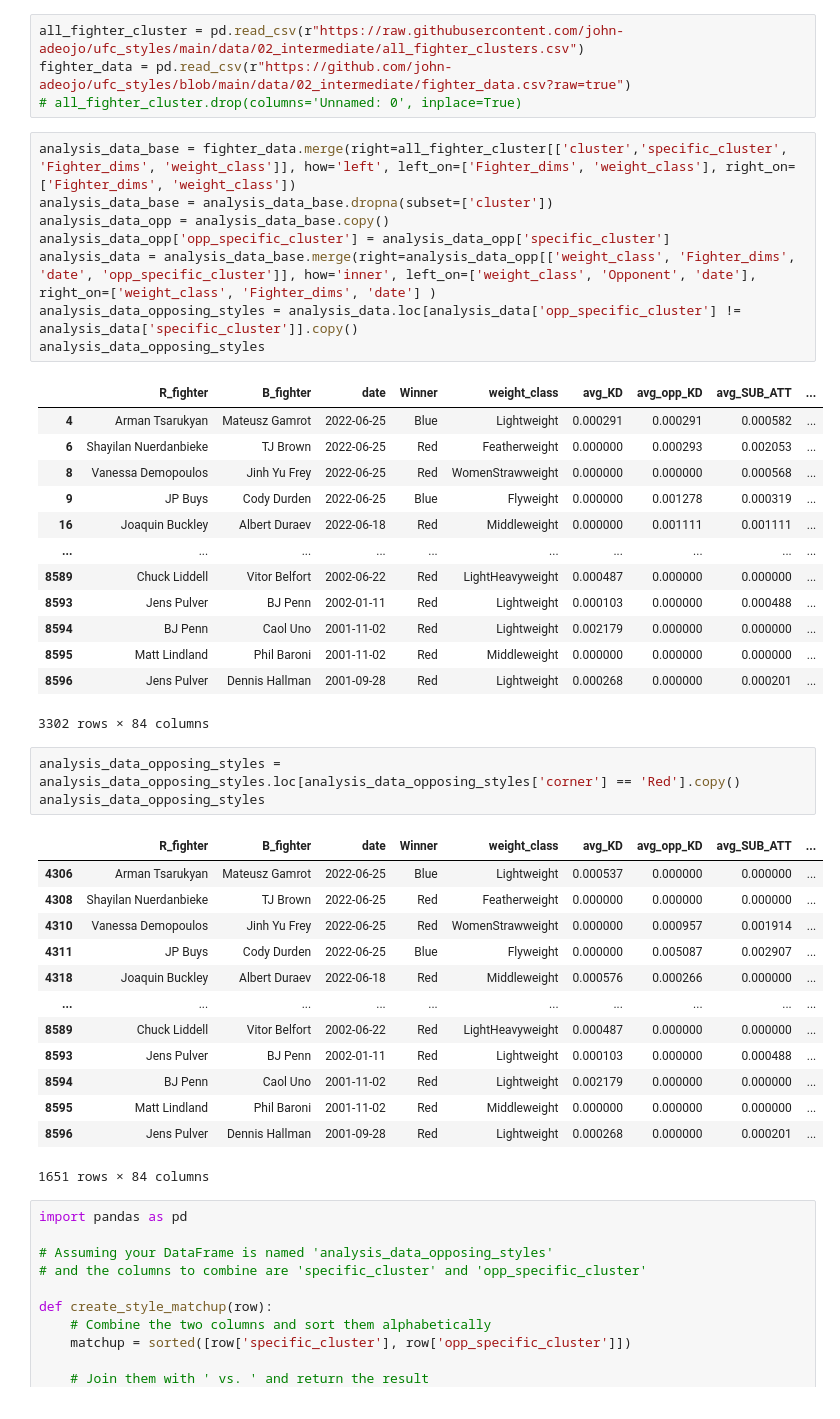
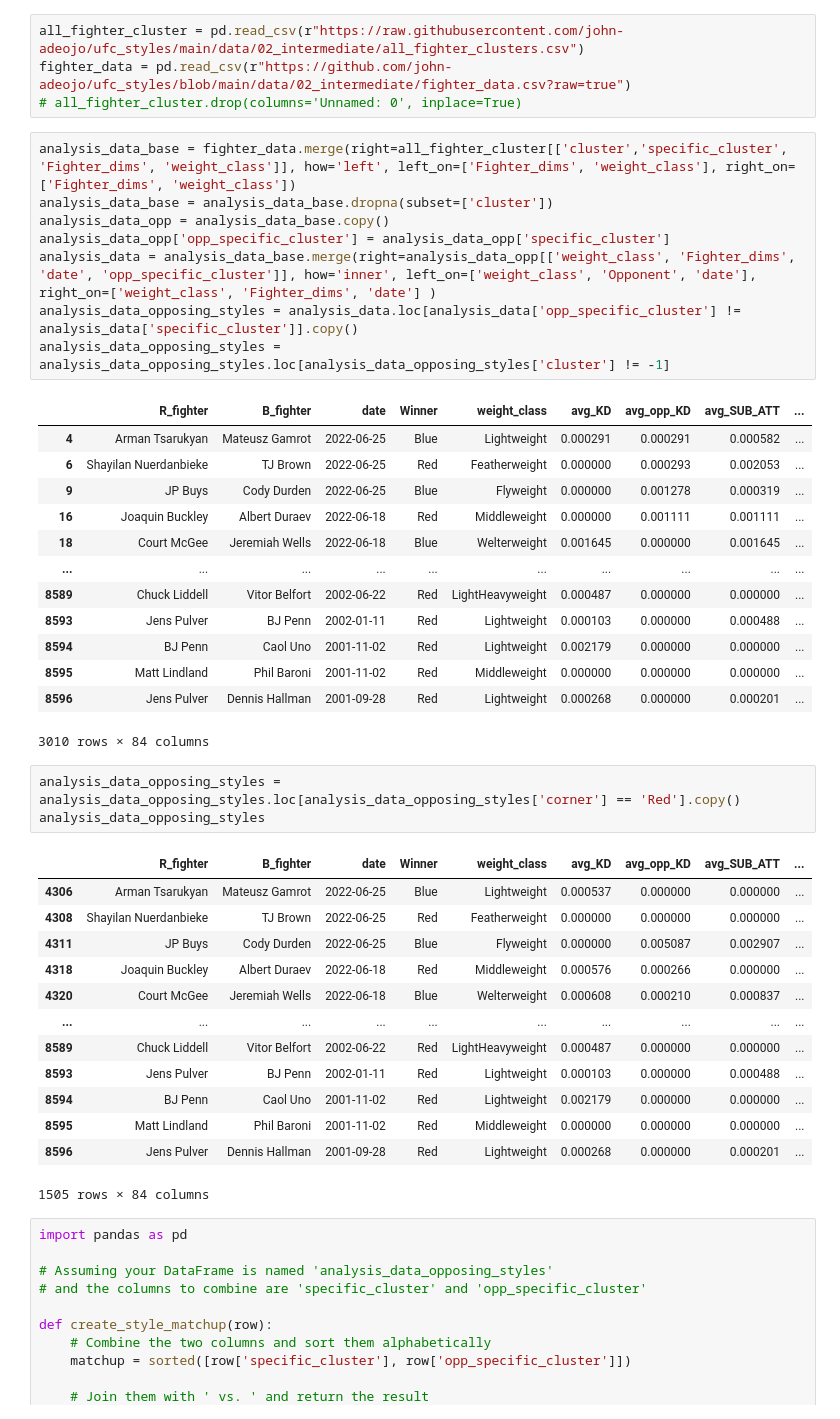
Before and after one commit to john-adeojo/ufc_styles, a Jupyter notebook: notebook/statistical analysis.ipynb, the cells around one changed output. Drawn from its saved outputs; the diff is of its cells as text.

Commit message:
data updated

```diff
--- a/notebook/statistical analysis.ipynb
+++ b/notebook/statistical analysis.ipynb
@@ -16,25 +16,25 @@ fighter_data = pd.read_csv(r"https://github.com/john-adeojo/ufc_styles/blob/main
 # %%
 analysis_data_base = fighter_data.merge(right=all_fighter_cluster[['cluster','specific_cluster', 'Fighter_dims', 'weight_class']], how='left', left_on=['Fighter_dims', 'weight_class'], right_on=['Fighter_dims', 'weight_class'])
 analysis_data_base = analysis_data_base.dropna(subset=['cluster'])
 analysis_data_opp = analysis_data_base.copy()
 analysis_data_opp['opp_specific_cluster'] = analysis_data_opp['specific_cluster']
 analysis_data = analysis_data_base.merge(right=analysis_data_opp[['weight_class', 'Fighter_dims', 'date', 'opp_specific_cluster']], how='inner', left_on=['weight_class', 'Opponent', 'date'], right_on=['weight_class', 'Fighter_dims', 'date'] )
 analysis_data_opposing_styles = analysis_data.loc[analysis_data['opp_specific_cluster'] != analysis_data['specific_cluster']].copy()
-analysis_data_opposing_styles
+analysis_data_opposing_styles = analysis_data_opposing_styles.loc[analysis_data_opposing_styles['cluster'] != -1]
 # %% [output]
 |  | R_fighter | B_fighter | date | Winner | weight_class | avg_KD | avg_opp_KD | avg_SUB_ATT | ... |
 | 4 | Arman Tsarukyan | Mateusz Gamrot | 2022-06-25 | Blue | Lightweight | 0.000291 | 0.000291 | 0.000582 | ... |
 | 6 | Shayilan Nuerdanbieke | TJ Brown | 2022-06-25 | Red | Featherweight | 0.000000 | 0.000293 | 0.002053 | ... |
-| 8 | Vanessa Demopoulos | Jinh Yu Frey | 2022-06-25 | Red | WomenStrawweight | 0.000000 | 0.000000 | 0.000568 | ... |
 | 9 | JP Buys | Cody Durden | 2022-06-25 | Blue | Flyweight | 0.000000 | 0.001278 | 0.000319 | ... |
 | 16 | Joaquin Buckley | Albert Duraev | 2022-06-18 | Red | Middleweight | 0.000000 | 0.001111 | 0.001111 | ... |
+| 18 | Court McGee | Jeremiah Wells | 2022-06-18 | Blue | Welterweight | 0.001645 | 0.000000 | 0.001645 | ... |
 | ... | ... | ... | ... | ... | ... | ... | ... | ... | ... |
 | 8589 | Chuck Liddell | Vitor Belfort | 2002-06-22 | Red | LightHeavyweight | 0.000487 | 0.000000 | 0.000000 | ... |
 | 8593 | Jens Pulver | BJ Penn | 2002-01-11 | Red | Lightweight | 0.000103 | 0.000000 | 0.000488 | ... |
 | 8594 | BJ Penn | Caol Uno | 2001-11-02 | Red | Lightweight | 0.002179 | 0.000000 | 0.000000 | ... |
 | 8595 | Matt Lindland | Phil Baroni | 2001-11-02 | Red | Middleweight | 0.000000 | 0.000000 | 0.000000 | ... |
 | 8596 | Jens Pulver | Dennis Hallman | 2001-09-28 | Red | Lightweight | 0.000268 | 0.000000 | 0.000201 | ... |
-3302 rows × 84 columns
+3010 rows × 84 columns
 # %%
 analysis_data_opposing_styles = analysis_data_opposing_styles.loc[analysis_data_opposing_styles['corner'] == 'Red'].copy()
 analysis_data_opposing_styles
@@ -42,16 +42,16 @@ analysis_data_opposing_styles
 |  | R_fighter | B_fighter | date | Winner | weight_class | avg_KD | avg_opp_KD | avg_SUB_ATT | ... |
 | 4306 | Arman Tsarukyan | Mateusz Gamrot | 2022-06-25 | Blue | Lightweight | 0.000537 | 0.000000 | 0.000000 | ... |
 | 4308 | Shayilan Nuerdanbieke | TJ Brown | 2022-06-25 | Red | Featherweight | 0.000000 | 0.000000 | 0.000000 | ... |
-| 4310 | Vanessa Demopoulos | Jinh Yu Frey | 2022-06-25 | Red | WomenStrawweight | 0.000000 | 0.000957 | 0.001914 | ... |
 | 4311 | JP Buys | Cody Durden | 2022-06-25 | Blue | Flyweight | 0.000000 | 0.005087 | 0.002907 | ... |
 | 4318 | Joaquin Buckley | Albert Duraev | 2022-06-18 | Red | Middleweight | 0.000576 | 0.000266 | 0.000000 | ... |
+| 4320 | Court McGee | Jeremiah Wells | 2022-06-18 | Blue | Welterweight | 0.000608 | 0.000210 | 0.000837 | ... |
 | ... | ... | ... | ... | ... | ... | ... | ... | ... | ... |
 | 8589 | Chuck Liddell | Vitor Belfort | 2002-06-22 | Red | LightHeavyweight | 0.000487 | 0.000000 | 0.000000 | ... |
 | 8593 | Jens Pulver | BJ Penn | 2002-01-11 | Red | Lightweight | 0.000103 | 0.000000 | 0.000488 | ... |
 | 8594 | BJ Penn | Caol Uno | 2001-11-02 | Red | Lightweight | 0.002179 | 0.000000 | 0.000000 | ... |
 | 8595 | Matt Lindland | Phil Baroni | 2001-11-02 | Red | Middleweight | 0.000000 | 0.000000 | 0.000000 | ... |
 | 8596 | Jens Pulver | Dennis Hallman | 2001-09-28 | Red | Lightweight | 0.000268 | 0.000000 | 0.000201 | ... |
-1651 rows × 84 columns
+1505 rows × 84 columns
 # %%
 import pandas as pd
 
```
Also changed, not shown: parts of 4 cells of this notebook, 14 other files.
